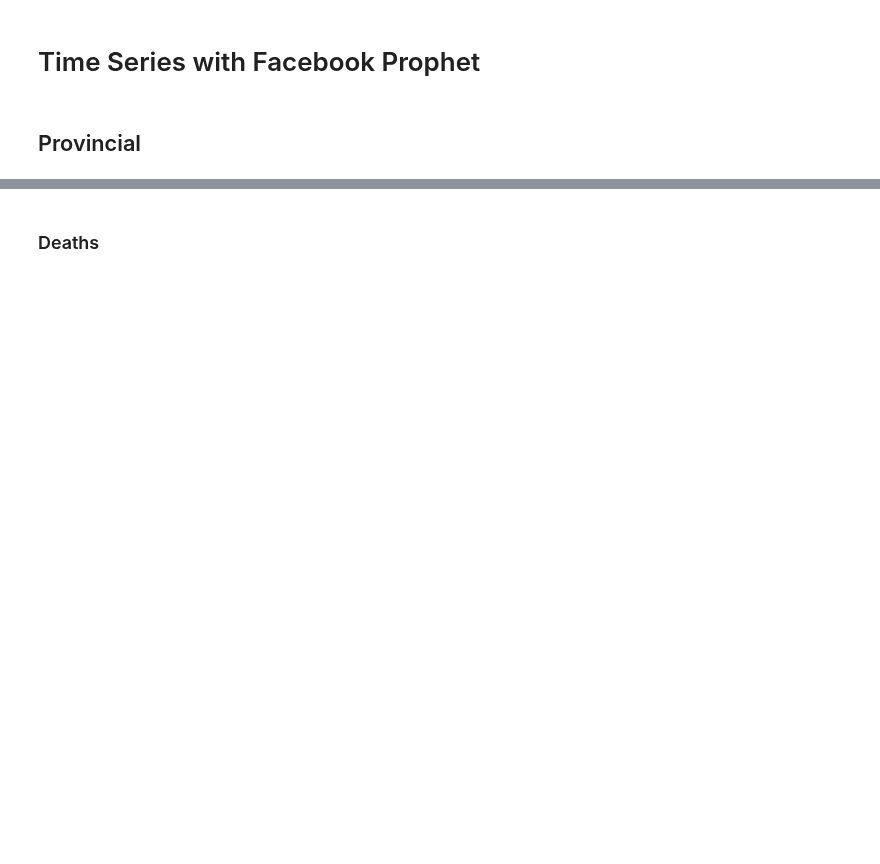
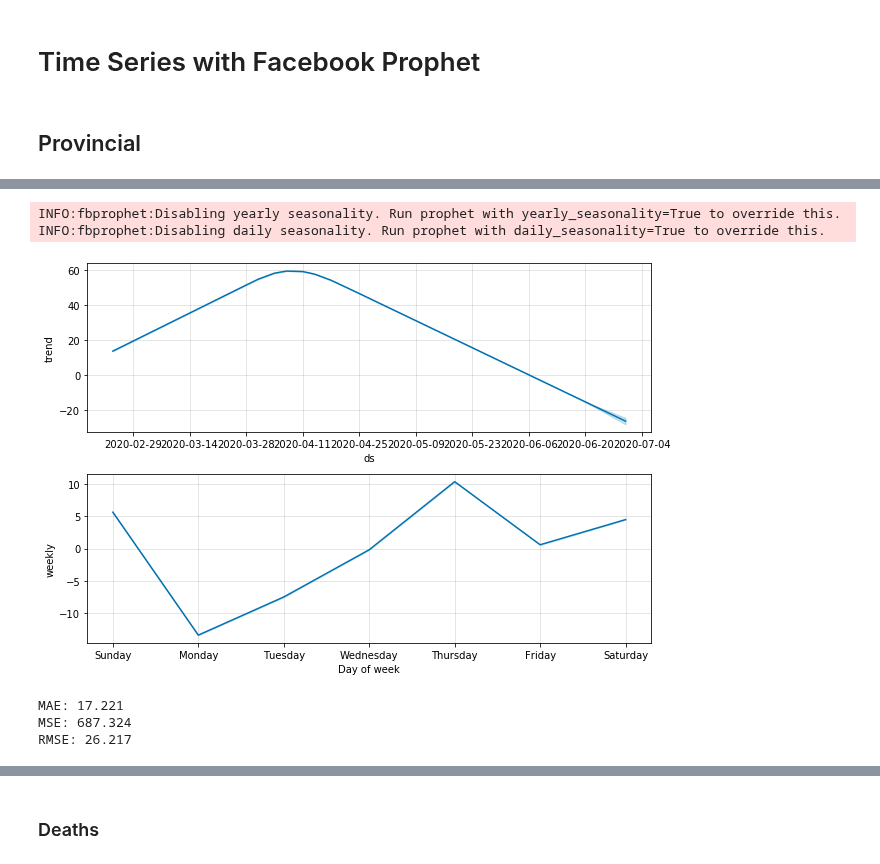
Before and after one commit to nicoloverardo/master-degree-thesis, a Jupyter notebook: notebooks/tsprophet.ipynb, the cells around one changed output, grey strips where cells are left out. Cells and saved outputs as stored; diff of their text form; code cells hidden in the pictures; blank space fills up the shorter version.

```diff
--- a/notebooks/tsprophet.ipynb
+++ b/notebooks/tsprophet.ipynb
@@ -32,3 +25,4 @@ covidpro_df, dpc_regioni_df, _, _, _ = load_data(data_path)
 province = "Firenze"
 compart = "New_cases"
 date = 'Date'
+group_column = 'Province'
@@ -175,0 +29,6 @@ plt.show()
+# %%
+pm = ProphetModel(data=covidpro_df,
+                  area=province,
+                  compart=compart,
+                  group_column=group_column,
+                  date_column=date)
@@ -175,0 +39,15 @@ plt.show()
+# %%
+pm.fit()
+# %% [output]
+INFO:fbprophet:Disabling yearly seasonality. Run prophet with yearly_seasonality=True to override this.
+INFO:fbprophet:Disabling daily seasonality. Run prophet with daily_seasonality=True to override this.
+# %%
+pm.plot_comp()
+# %% [output]
+[figure, added]
+# %%
+pm.print_metrics()
+# %% [output]
+MAE: 17.221
+MSE: 687.324
+RMSE: 26.217
```
Also changed, not shown: parts of 54 cells of this notebook, 1 other file.
